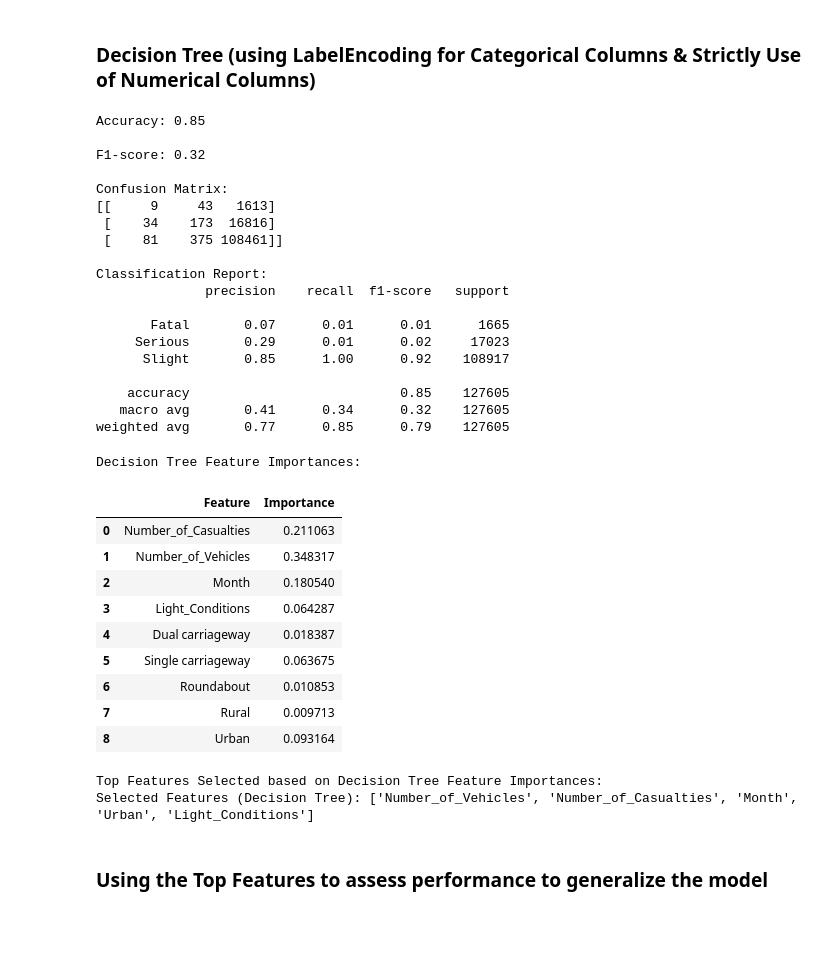
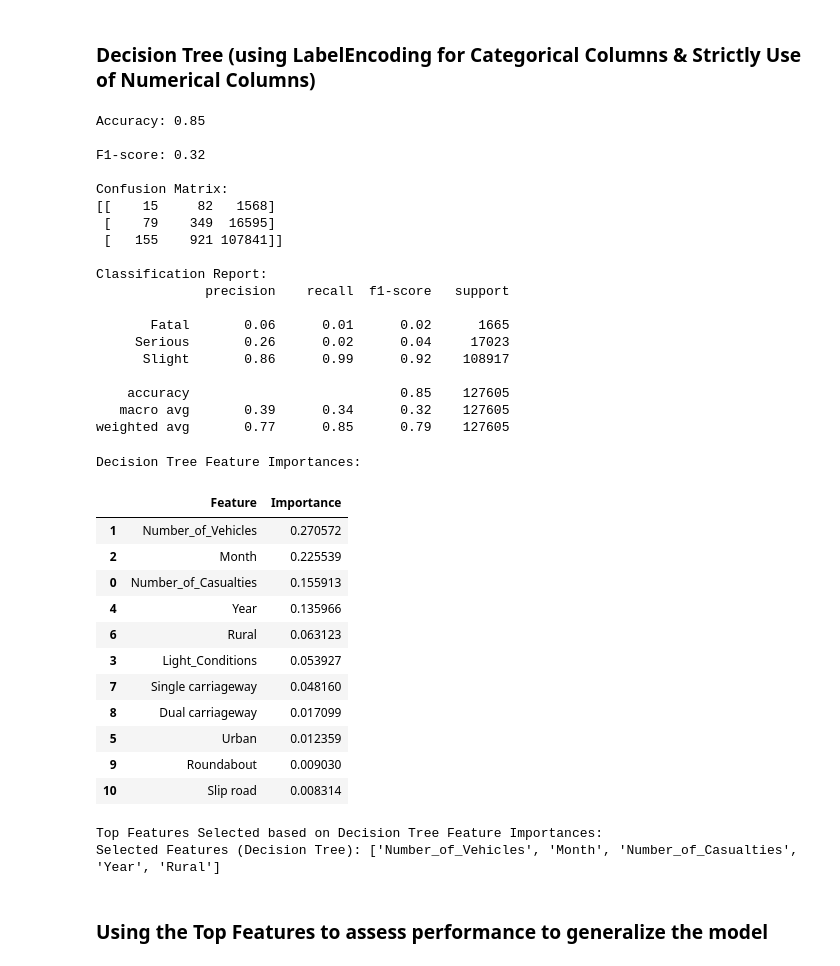
Before and after one commit to lukelin15/DSC148-Proj, a Jupyter notebook: Data_Cleaning_and_EDA.ipynb, the cells around one changed output. Drawn from its saved outputs; the diff is of its cells as text; code cells hidden in the pictures; blank space fills up the shorter version.

```diff
--- a/Data_Cleaning_and_EDA.ipynb
+++ b/Data_Cleaning_and_EDA.ipynb
@@ -370,7 +386,7 @@ from sklearn.preprocessing import OneHotEncoder
 # Road_Surface_Conditions, Road_Type,	Urban_or_Rural_Area,
 # Weather_Conditions, Vehicle_Type
 
-categorical = ['Road_Surface_Conditions', 'Road_Type',	'Urban_or_Rural_Area', 'Vehicle_Type']
+categorical = ['Light_Conditions', 'Road_Surface_Conditions', 'Road_Type',	'Urban_or_Rural_Area', 'Vehicle_Type']
 
 for col in categorical:
   ohe = OneHotEncoder()
@@ -412,8 +448,8 @@ accident_copy['Accident_Date'] = pd.to_datetime(accident_copy['Accident_Date'])
 
 # Select only numeric columns for training the model
 numeric_columns = ['Number_of_Casualties', 'Number_of_Vehicles', 'Month',
-                    'Light_Conditions', 'Dual carriageway', 'Single carriageway', 'Roundabout',
-                    'Rural', 'Urban']
+                    'Light_Conditions', 'Year', 'Urban', 'Rural', 'Single carriageway',
+                    'Dual carriageway', 'Roundabout', 'Slip road']
 target = 'Accident_Severity'
 
 # Select features and target variable
@@ -451,40 +487,42 @@ Accuracy: 0.85
 F1-score: 0.32
 
 Confusion Matrix:
-[[     9     43   1613]
- [    34    173  16816]
- [    81    375 108461]]
+[[    15     82   1568]
+ [    79    349  16595]
+ [   155    921 107841]]
 
 Classification Report:
               precision    recall  f1-score   support
 
-       Fatal       0.07      0.01      0.01      1665
-     Serious       0.29      0.01      0.02     17023
-      Slight       0.85      1.00      0.92    108917
+       Fatal       0.06      0.01      0.02      1665
+     Serious       0.26      0.02      0.04     17023
+      Slight       0.86      0.99      0.92    108917
 
     accuracy                           0.85    127605
-   macro avg       0.41      0.34      0.32    127605
+   macro avg       0.39      0.34      0.32    127605
 weighted avg       0.77      0.85      0.79    127605
 # %%
 # Get feature importances
 feature_importances = clf.feature_importances_
 
 # Display feature importances
 feature_importance_results = pd.DataFrame({'Feature': numeric_columns, 'Importance': feature_importances})
 print("\nDecision Tree Feature Importances:")
-feature_importance_results
+feature_importance_results.sort_values(by='Importance', ascending=False)
 # %% [output]
 Decision Tree Feature Importances:
 |  | Feature | Importance |
-| 0 | Number_of_Casualties | 0.211063 |
-| 1 | Number_of_Vehicles | 0.348317 |
-| 2 | Month | 0.180540 |
-| 3 | Light_Conditions | 0.064287 |
-| 4 | Dual carriageway | 0.018387 |
-| 5 | Single carriageway | 0.063675 |
-| 6 | Roundabout | 0.010853 |
-| 7 | Rural | 0.009713 |
-| 8 | Urban | 0.093164 |
+| 1 | Number_of_Vehicles | 0.270572 |
+| 2 | Month | 0.225539 |
+| 0 | Number_of_Casualties | 0.155913 |
+| 4 | Year | 0.135966 |
+| 6 | Rural | 0.063123 |
+| 3 | Light_Conditions | 0.053927 |
+| 7 | Single carriageway | 0.048160 |
+| 8 | Dual carriageway | 0.017099 |
+| 5 | Urban | 0.012359 |
+| 9 | Roundabout | 0.009030 |
+| 10 | Slip road | 0.008314 |
 # %%
 # Select features based on the highest feature importances
 selected_features_tree = feature_importance_results.sort_values(by='Importance', ascending=False)['Feature'].head(5).tolist()
@@ -494,7 +532,7 @@ print("\nTop Features Selected based on Decision Tree Feature Importances:")
 print("Selected Features (Decision Tree):", selected_features_tree)
 # %% [output]
 Top Features Selected based on Decision Tree Feature Importances:
-Selected Features (Decision Tree): ['Number_of_Vehicles', 'Number_of_Casualties', 'Month', 'Urban', 'Light_Conditions']
+Selected Features (Decision Tree): ['Number_of_Vehicles', 'Month', 'Number_of_Casualties', 'Year', 'Rural']
 # %% [markdown]
 ### Using the Top Features to assess performance to generalize the model
 # %%
```
Also changed, not shown: parts of 13 cells of this notebook, 1 other file.
